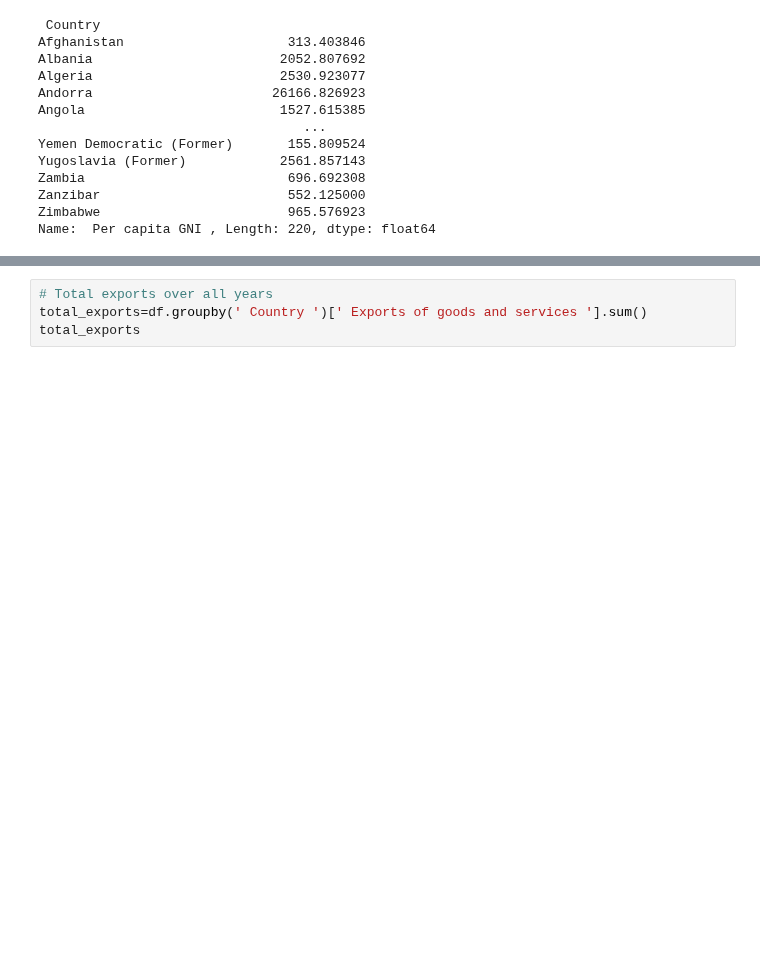
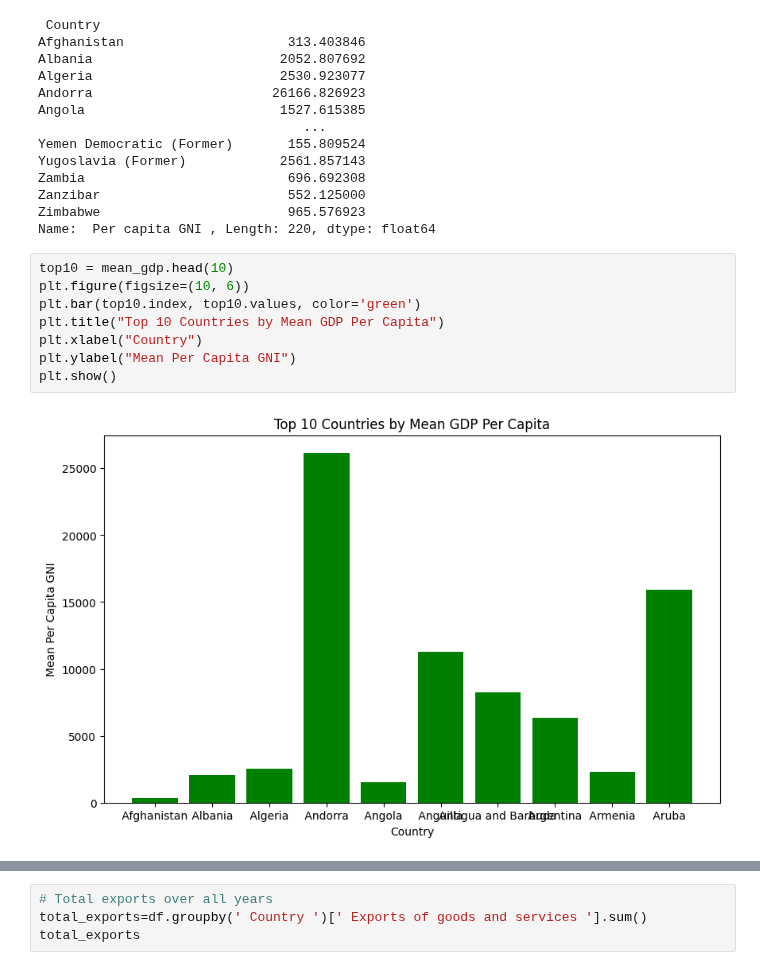
Before and after one commit to khoulaCode/machine-learning-code-orbit, a Jupyter notebook: team_members/From_Muzna/World-finance-indicators.ipynb, the cells around one changed output, grey strips where cells are left out. Drawn from its saved outputs; the diff is of its cells as text; blank space fills up the shorter version.

```diff
--- a/team_members/From_Muzna/World-finance-indicators.ipynb
+++ b/team_members/From_Muzna/World-finance-indicators.ipynb
@@ -144,4 +159,14 @@ Zambia                          696.692308
 Zanzibar                        552.125000
 Zimbabwe                        965.576923
 Name:  Per capita GNI , Length: 220, dtype: float64
+# %%
+top10 = mean_gdp.head(10)
+plt.figure(figsize=(10, 6))
+plt.bar(top10.index, top10.values, color='green')
+plt.title("Top 10 Countries by Mean GDP Per Capita")
+plt.xlabel("Country")
+plt.ylabel("Mean Per Capita GNI")
+plt.show()
+# %% [output]
+[figure, added]
 # %%
```
Also changed, not shown: parts of 13 cells of this notebook.
